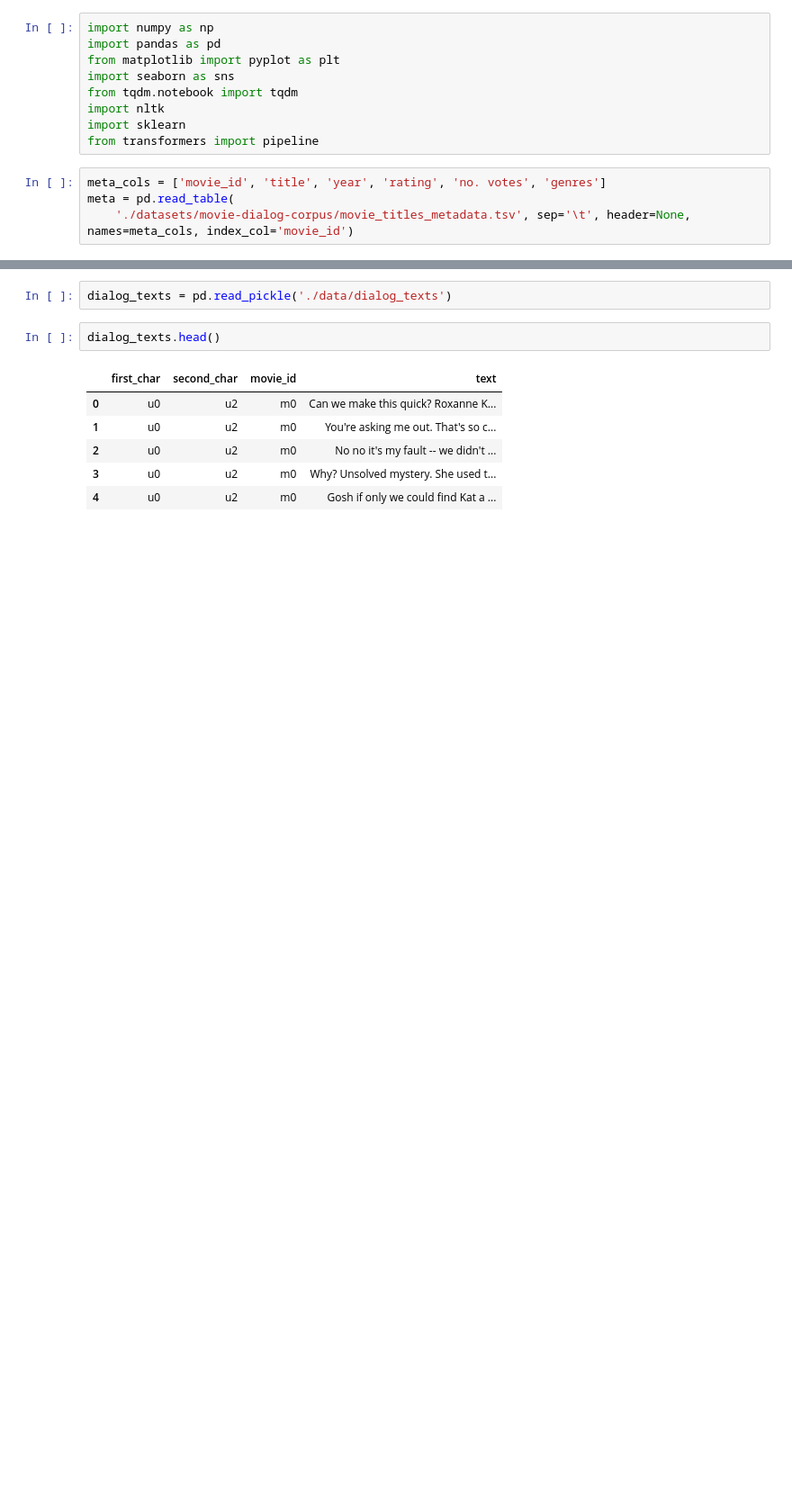
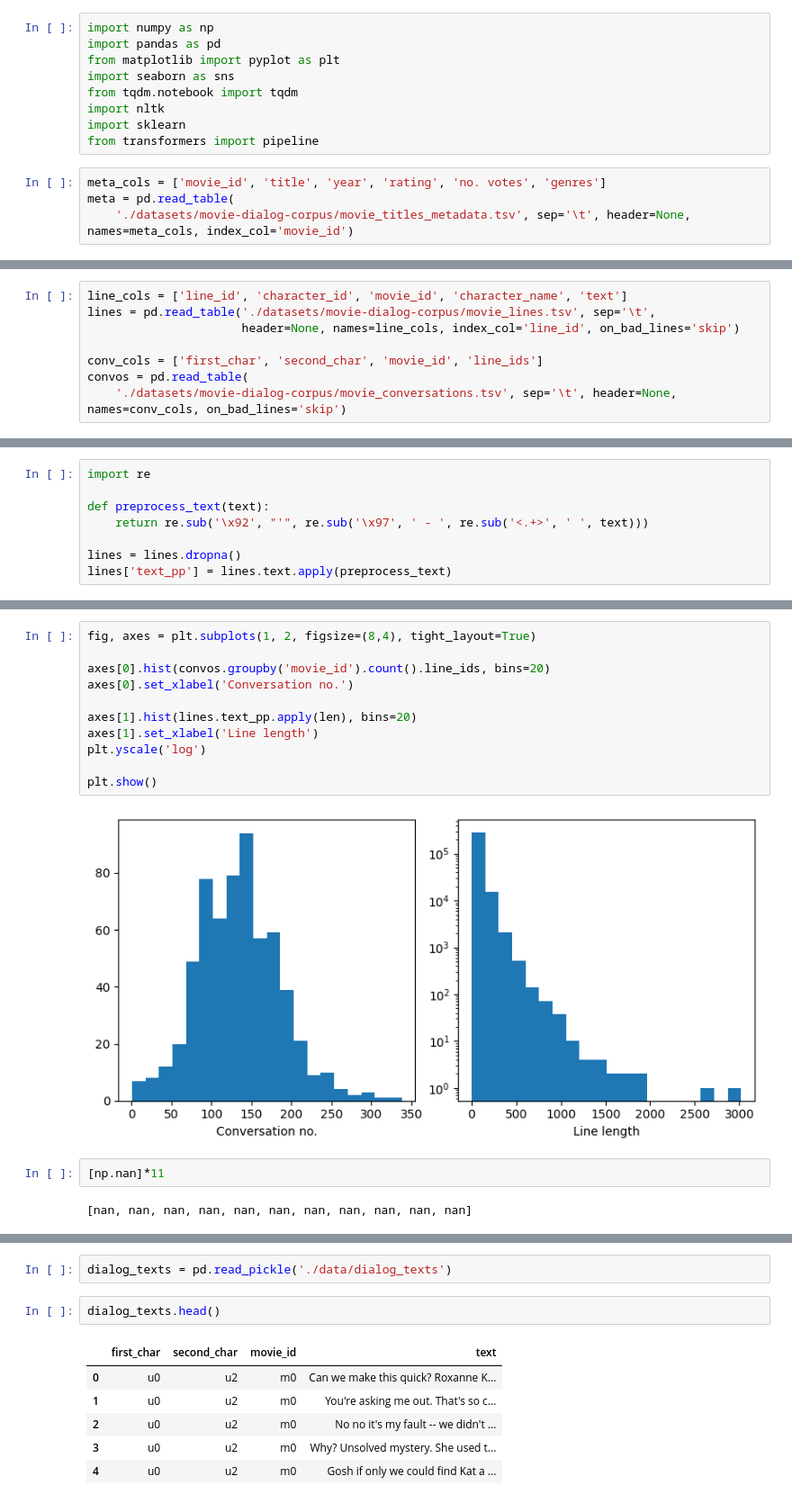
Before and after one commit to eitamyo/ou-workshop-project, a Jupyter notebook: dialogs-basics.ipynb, the cells around one changed output, grey strips where cells are left out. Shown at 90% size. Drawn from its saved outputs; the diff is of its cells as text; blank space fills up the shorter version.

```diff
--- a/dialogs-basics.ipynb
+++ b/dialogs-basics.ipynb
@@ -23,0 +24,8 @@ meta.head()
+# %%
+line_cols = ['line_id', 'character_id', 'movie_id', 'character_name', 'text']
+lines = pd.read_table('./datasets/movie-dialog-corpus/movie_lines.tsv', sep='\t',
+                      header=None, names=line_cols, index_col='line_id', on_bad_lines='skip')
+
+conv_cols = ['first_char', 'second_char', 'movie_id', 'line_ids']
+convos = pd.read_table(
+    './datasets/movie-dialog-corpus/movie_conversations.tsv', sep='\t', header=None, names=conv_cols, on_bad_lines='skip')
@@ -23,0 +37,8 @@ meta.head()
+# %%
+import re
+
+def preprocess_text(text):
+    return re.sub('\x92', "'", re.sub('\x97', ' - ', re.sub('<.+>', ' ', text)))
+
+lines = lines.dropna()
+lines['text_pp'] = lines.text.apply(preprocess_text)
@@ -23,0 +65,17 @@ meta.head()
+# %%
+fig, axes = plt.subplots(1, 2, figsize=(8,4), tight_layout=True)
+
+axes[0].hist(convos.groupby('movie_id').count().line_ids, bins=20)
+axes[0].set_xlabel('Conversation no.')
+
+axes[1].hist(lines.text_pp.apply(len), bins=20)
+axes[1].set_xlabel('Line length')
+plt.yscale('log')
+
+plt.show()
+# %% [output]
+[figure, added]
+# %%
+[np.nan]*11
+# %% [output]
+[nan, nan, nan, nan, nan, nan, nan, nan, nan, nan, nan]
```
Also changed, not shown: parts of 20 cells of this notebook, 7 other files.
